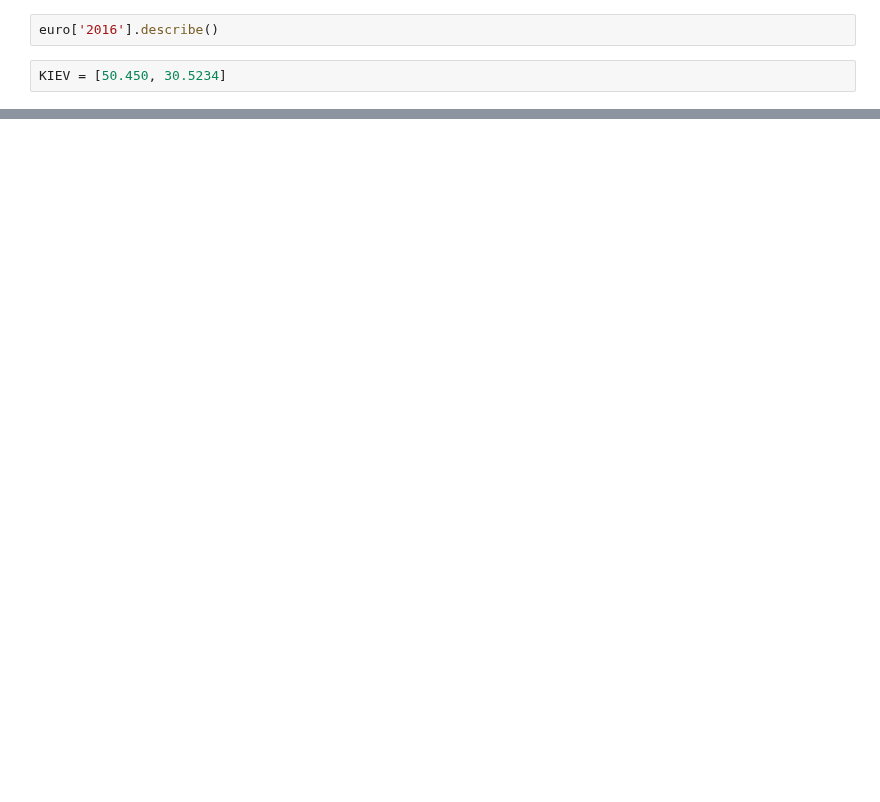
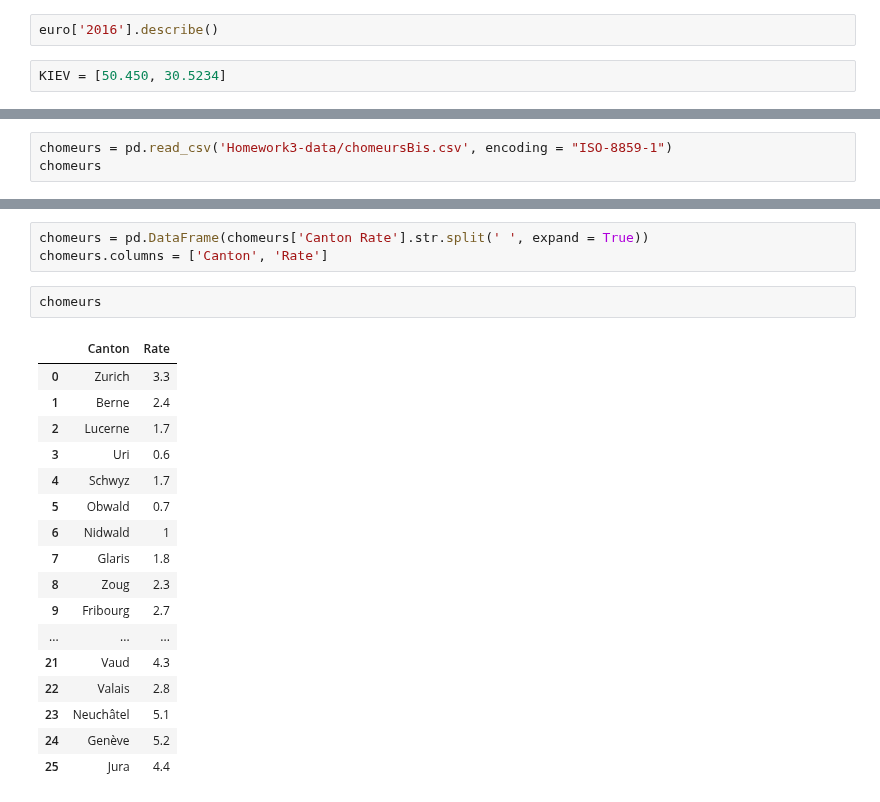
Before and after one commit to vincenzobaz/VBTALL-ADA2017, a Jupyter notebook: Homework 3.ipynb, the cells around one changed output, grey strips where cells are left out. Cells and saved outputs as stored; diff of their text form; blank space fills up the shorter version.

Commit message:
import cantons data

```diff
--- a/Homework 3.ipynb
+++ b/Homework 3.ipynb
@@ -61,0 +84,3 @@ euromap.choropleth(
+# %%
+chomeurs = pd.read_csv('Homework3-data/chomeursBis.csv', encoding = "ISO-8859-1")
+chomeurs
@@ -61,0 +105,23 @@ euromap.choropleth(
+# %%
+chomeurs = pd.DataFrame(chomeurs['Canton Rate'].str.split(' ', expand = True))
+chomeurs.columns = ['Canton', 'Rate']
+# %%
+chomeurs
+# %% [output]
+|  | Canton | Rate |
+| 0 | Zurich | 3.3 |
+| 1 | Berne | 2.4 |
+| 2 | Lucerne | 1.7 |
+| 3 | Uri | 0.6 |
+| 4 | Schwyz | 1.7 |
+| 5 | Obwald | 0.7 |
+| 6 | Nidwald | 1 |
+| 7 | Glaris | 1.8 |
+| 8 | Zoug | 2.3 |
+| 9 | Fribourg | 2.7 |
+| ... | ... | ... |
+| 21 | Vaud | 4.3 |
+| 22 | Valais | 2.8 |
+| 23 | Neuchâtel | 5.1 |
+| 24 | Genève | 5.2 |
+| 25 | Jura | 4.4 |
```
Also changed, not shown: parts of 15 cells of this notebook, 1 other file.
